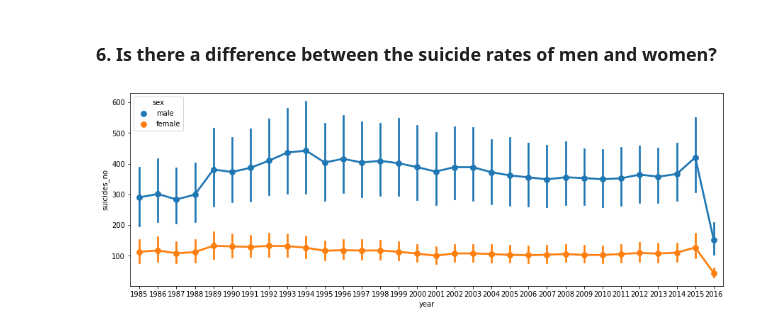
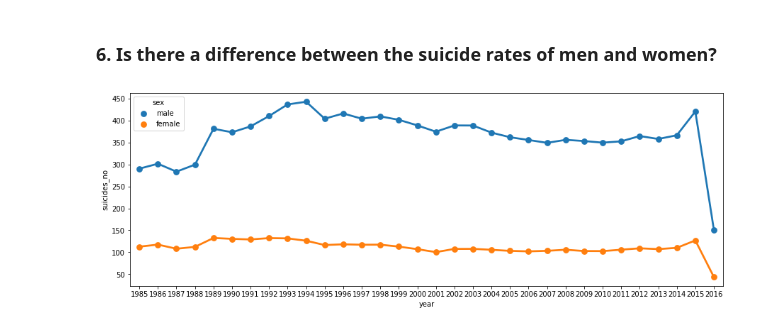
Before and after one commit to AlexHamn/suicide-rates-case-study, a Jupyter notebook: suicideRates.ipynb, the cells around one changed output. Drawn from its saved outputs; the diff is of its cells as text; code cells hidden in the pictures.

```diff
--- a/suicideRates.ipynb
+++ b/suicideRates.ipynb
@@ -296,12 +296,12 @@ suicideRateTrend.plot(figsize=(15,5))
 # %%
 # suicideRateTrend = df[['sex','suicides/100k pop']].groupby(['sex']).sum()
 # suicideRateTrend = df.groupby('year')['sex'].first()
 # suicideRateTrend.plot(figsize=(15,5))
 # suicideRateTrend
 
 plt.figure(figsize=(15,5))
 
-sns.pointplot(x="year", y="suicides_no", hue = 'sex',  data=df)
+sns.pointplot(x="year", y="suicides_no", hue = 'sex',  data=df, ci=0)
 plt.show()
 # %% [output]
-[figure, old version]
+[figure, new version]
```
